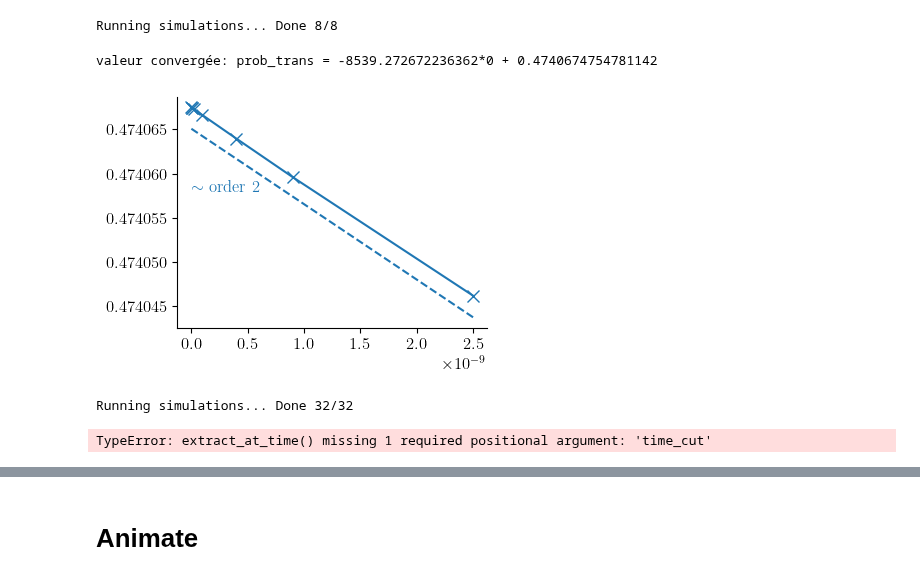
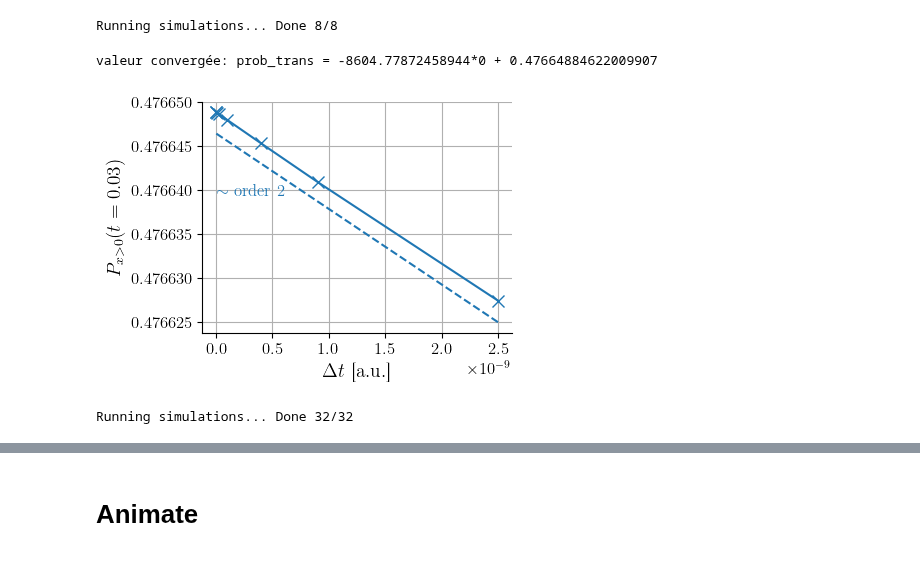
Before and after one commit to TomVdt/PhysNum, a Jupyter notebook: exercice6/analysis/analysis_ii.ipynb, the cells around one changed output, grey strips where cells are left out. Cells and saved outputs as stored; diff of their text form; code cells hidden in the pictures.

```diff
--- a/exercice6/analysis/analysis_ii.ipynb
+++ b/exercice6/analysis/analysis_ii.ipynb
@@ -168,15 +168,18 @@ probs_dt1 = np.array(probs_dt1)
 # %%
 plt.plot(dts**2, probs_dt1, marker='x')
 
 coefs = np.polyfit(dts**2, probs_dt1, 1)
 print(f"valeur convergée: prob_trans = {coefs[0]}*0 + {coefs[1]}")
 plt.plot(dts**2, (dts**2)*coefs[0] + coefs[1]*(1-5*1e-6), '--', color='tab:blue')
 plt.annotate(r'$\sim$ order 2', (0, coefs[1]*(1-2*1e-5)), xycoords='data', color='tab:blue')
 
+plt.xlabel(r"$\Delta t$ [a.u.]")
+plt.ylabel(r"$P_{x>0}(t=0.03)$")
+plt.grid()
 plt.savefig(export_path + 'conv_dt.pdf')
 # %% [output]
-valeur convergée: prob_trans = -8539.272672236362*0 + 0.4740674754781142
+valeur convergée: prob_trans = -8604.77872458944*0 + 0.47664884622009907
-[figure, old version]
+[figure, new version]
 # %%
 V0s = np.linspace(0.4, 3, 32) * E
 
@@ -193,11 +196,9 @@ Running simulations... Done 32/32
 probs_E = []
 E_moys = []
 for i, (params, data_pot, data_psi2, data_obs) in enumerate(dataset_conv_Es):
-    t, prob, E = extract_at_time((params, data_pot, data_psi2, data_obs))
+    t, prob, E = extract_at_time((params, data_pot, data_psi2, data_obs), time_cut=0.03)
     # print(t)
     probs_E.append(prob)
     E_moys.append(E)
 probs_E = np.array(probs_E)
 E_moys = np.array(E_moys)
-# %% [output]
-TypeError: extract_at_time() missing 1 required positional argument: 'time_cut'
```
Also changed, not shown: parts of 3 cells of this notebook.
